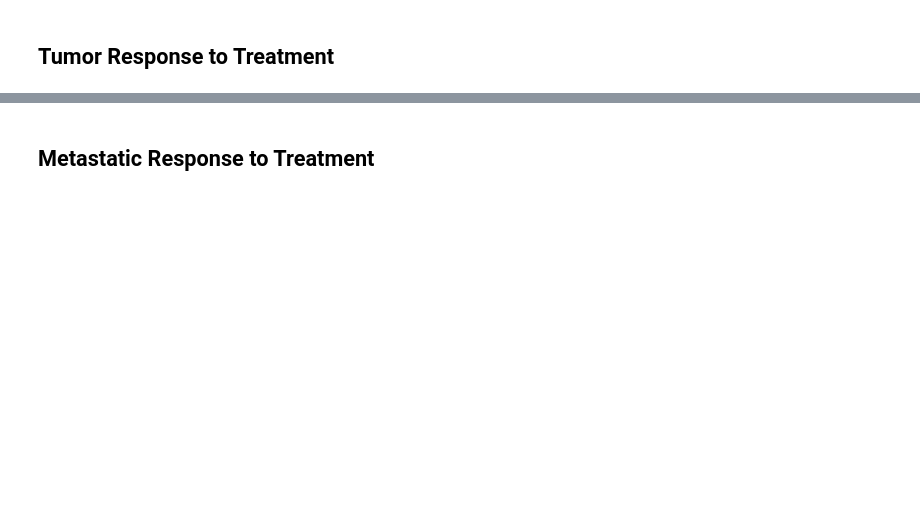
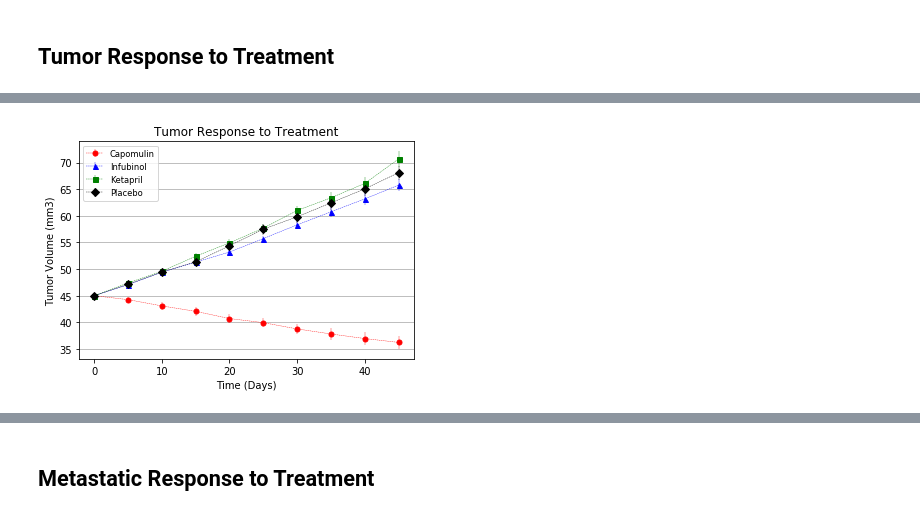
Before and after one commit to shakespearbi/matplotlib-challenge, a Jupyter notebook: Instructions/Pymaceuticals/pymaceuticals_starter.ipynb, the cells around one changed output, grey strips where cells are left out. Cells and saved outputs as stored; diff of their text form; code cells hidden in the pictures; blank space fills up the shorter version.

Commit message:
added three plots

```diff
--- a/Instructions/Pymaceuticals/pymaceuticals_starter.ipynb
+++ b/Instructions/Pymaceuticals/pymaceuticals_starter.ipynb
@@ -5,8 +27,9 @@
 # drug_name =
 drugtime_grouped = mouse_complete.set_index("Drug").groupby(["Drug","Timepoint"])
 # Convert to DataFrame
-avg_tumor = drugtime_grouped["Tumor Volume (mm3)"].mean()
+avg_tumor = drugtime_grouped.mean()["Tumor Volume (mm3)"]
 # Preview DataFrame
-mean_tumor_df = pd.DataFrame({"Tumor Volume (mm3)":avg_tumor})
+mean_tumor_df = pd.DataFrame(avg_tumor)
+mean_tumor_df = mean_tumor_df.reset_index()
 mean_tumor_df.head(20)
 # %% [output]
@@ -46,4 +64,8 @@ se_tumor_df.head(5)
 # %%
 # Minor Data Munging to Re-Format the Data Frames
+mean_tumor_pivot_df = mean_tumor_df.pivot(columns = 'Drug', index = 'Timepoint', values = 'Tumor Volume (mm3)')
+
+se_tumor_pivot_df = se_tumor_df.pivot(columns = 'Drug', index = 'Timepoint', values = 'Tumor Volume (mm3)')
 
 # Preview that Reformatting worked
+mean_tumor_pivot_df
@@ -63,3 +100,28 @@ Text(0.5, 0, 'Sample Number')
+# %%
+# Generate the Plot (with Error Bars)
+x = mean_tumor_pivot_df.index
+
+plt.errorbar(x, mean_tumor_pivot_df ["Capomulin"], yerr= se_tumor_pivot_df ["Capomulin"], color = "r", marker = "o",
+             markersize = 5, linestyle = "dashed", linewidth = 0.40)
+plt.errorbar(x, mean_tumor_pivot_df ["Infubinol"] , yerr= se_tumor_pivot_df ["Infubinol"], color = "b",marker = "^",
+             markersize = 5, linestyle = "dashed", linewidth = 0.40)
+plt.errorbar(x, mean_tumor_pivot_df ["Ketapril"] , yerr= se_tumor_pivot_df ["Ketapril"], color = "g", marker = "s",
+             markersize = 5, linestyle = "dashed", linewidth = 0.40)
+plt.errorbar(x, mean_tumor_pivot_df ["Placebo"] , yerr= se_tumor_pivot_df ["Placebo"], color = "k",marker ="D",
+            markersize = 5, linestyle = "dashed", linewidth = 0.40)
+
+plt.title("Tumor Response to Treatment")
+plt.xlabel("Time (Days)")
+plt.ylabel("Tumor Volume (mm3)")
+plt.grid(axis = 'y')
+plt.legend(["Capomulin","Infubinol","Ketapril","Placebo"], loc="best", fontsize="small", fancybox=True)
+
+# Save the Figure
+plt.savefig("plot1.png")
+# Show the Figure
+plt.show()
+# %% [output]
+[figure, added]
 # %%
 # Show the Figure
 plt.show()
```
Also changed, not shown: parts of 19 cells of this notebook, 2 other files.
